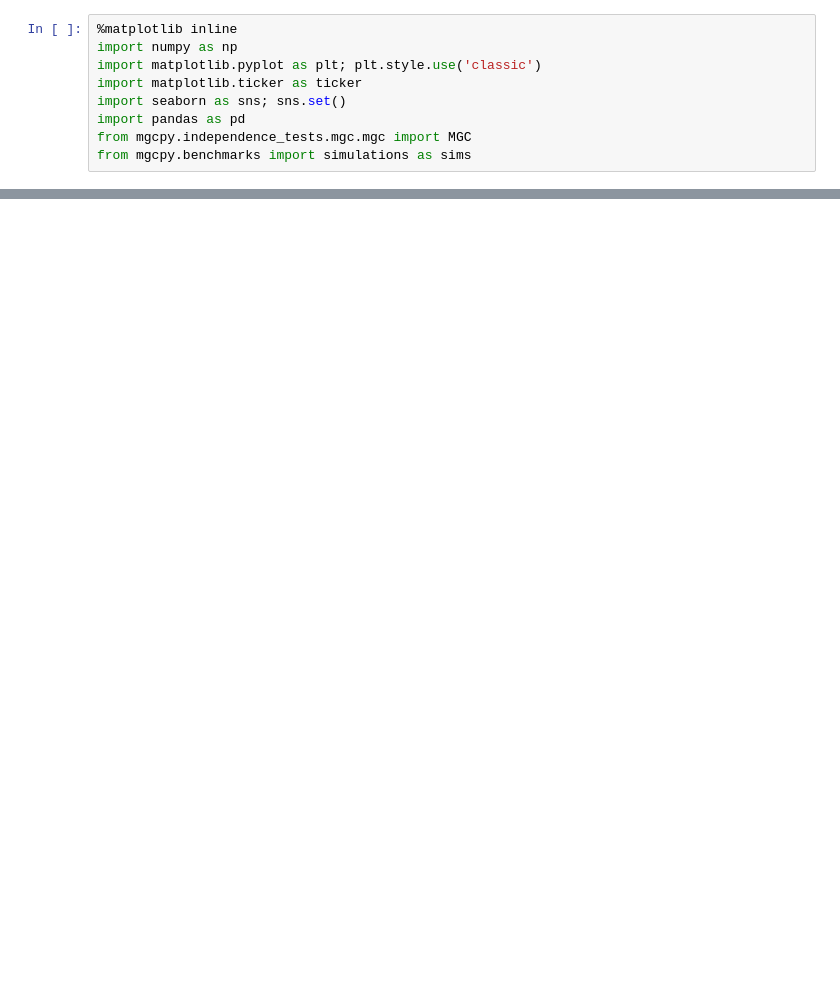
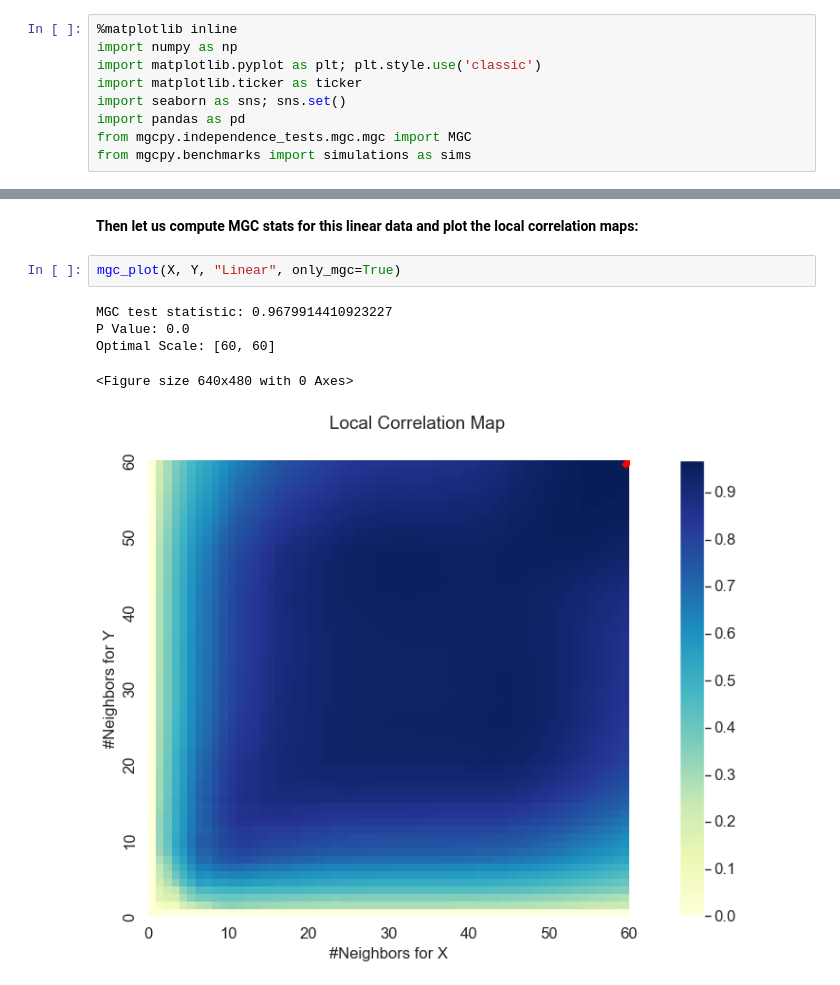
Before and after one commit to neurodata/mgcpy-old, a Jupyter notebook: demos/mgc.ipynb, the cells around one changed output, grey strips where cells are left out. Saved outputs shown, nothing was run; the diff lists cells and outputs as text; blank space fills up the shorter version.

```diff
--- a/demos/mgc.ipynb
+++ b/demos/mgc.ipynb
@@ -72,0 +81,10 @@ Optimal Scale: [60, 60]
+# %% [markdown]
+**Then let us compute MGC stats for this linear data and plot the local correlation maps:**
+# %%
+mgc_plot(X, Y, "Linear", only_mgc=True)
+# %% [output]
+MGC test statistic: 0.9679914410923227
+P Value: 0.0
+Optimal Scale: [60, 60]
+<Figure size 640x480 with 0 Axes>
+[figure, added]
```
Also changed, not shown: parts of 20 cells of this notebook, 1 other file.
